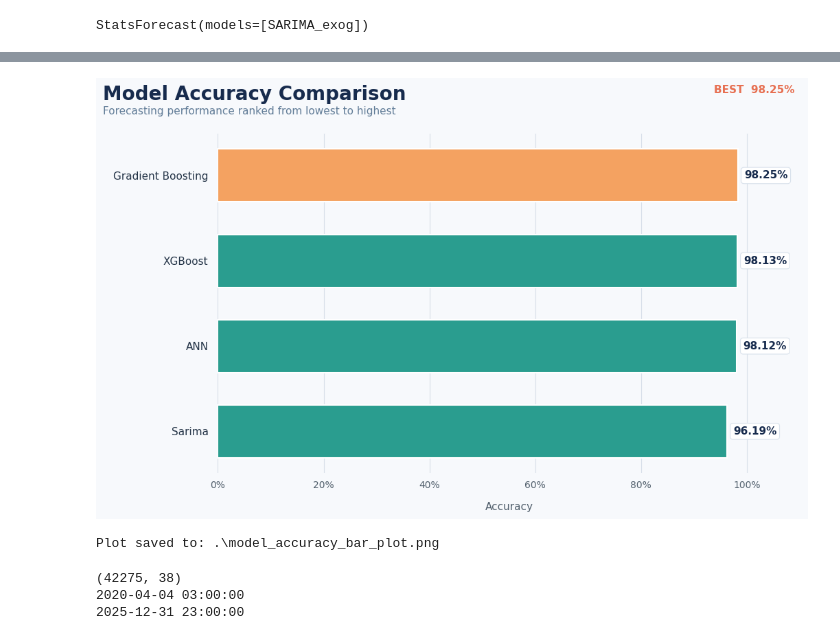
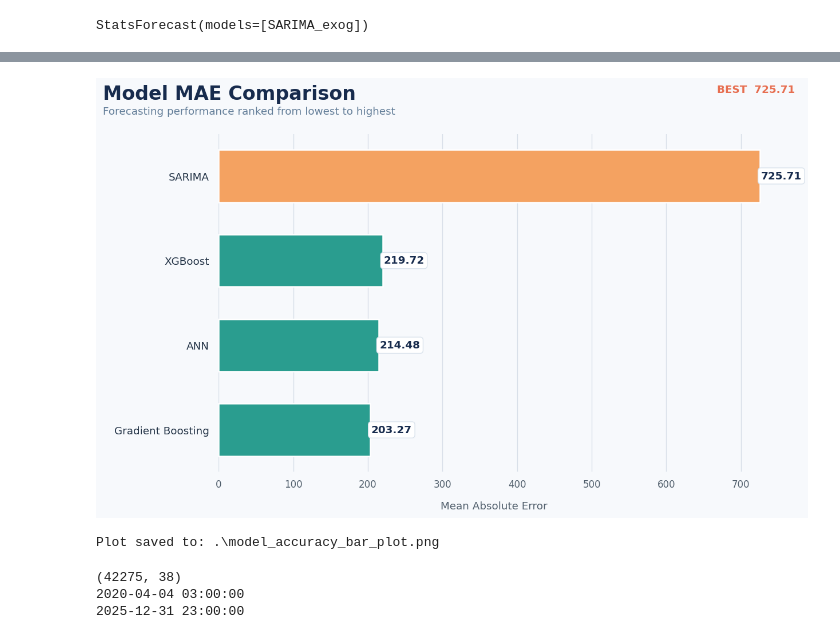
Before and after one commit to mahfuzurrahman8747/Time-series---Electricity-Demand-Forecasting-Hybrid-ML-Framework, a Jupyter notebook: final_model.ipynb, the cells around one changed output, grey strips where cells are left out. Saved outputs shown, nothing was run; the diff lists cells and outputs as text; code cells hidden in the pictures.

Commit message:
Final model - model version 5.0

```diff
--- a/final_model.ipynb
+++ b/final_model.ipynb
@@ -531,19 +623,20 @@ df_ext = (
     .assign(unique_id=df["unique_id"])
 )
 # %%
+
 # Sort chronologically
 sorted_df = df_ext.sort_values("ds").reset_index(drop=True)
 
-# Last 24 rows for testing
-test_size = 24
+# Last 48 rows for testing
+test_size = 48
 
 test = sorted_df.iloc[-test_size:].copy()
 
 # Remaining data
 remaining_df = sorted_df.iloc[:-test_size].copy()
 
-# Last 20% of the remaining data for training
-train_size = int(len(remaining_df) * 0.20)
+# Last 40% of the remaining data for training
+train_size = int(len(remaining_df) * 0.40)
 
 train = remaining_df.iloc[-train_size:].copy()
 
@@ -638,7 +731,7 @@ sf.fit(df=train)
 # %% [output]
 StatsForecast(models=[SARIMA_exog])
 # %%
-Sarima_exog_preds = sf.predict(h=24, X_df=futr_exog_24,level=[80])
+Sarima_exog_preds = sf.predict(h=48, X_df=futr_exog_24, level=[80])
 # %%
 test_df = test.merge(Sarima_exog_preds, on=["unique_id", "ds"], how="left")
 test_df
@@ -703,2 +854,2 @@ array([ 9503,  8162,  7618,  7349,  7122,  7088,  7293,  7516,  8222,
 # %%
-results.append(metrics('Sarima', y_test, y_pred_sarima))
+results.append(regression_metrics("SARIMA", y_test, y_pred_sarima))
@@ -724,14 +999,14 @@ OUTPUT_DIR = '.'  # Save results to current directory
 os.makedirs(OUTPUT_DIR, exist_ok=True)
 # %%
 # ── 4. RESULTS TABLE ─────────────────────────────────────────────────────────
-df_res = pd.DataFrame(results).sort_values('Accuracy', ascending=False)
+df_res = pd.DataFrame(results).sort_values('MAE', ascending=False)
 df_res.insert(0, 'Rank', range(1, len(df_res) + 1))
 df_res['CI_Coverage_90pct'] = df_res.get('CI_Coverage_90pct', np.nan)
 
 print("\n" + "="*80)
 print("  ELECTRICITY DEMAND FORECASTING — ALL MODEL RESULTS")
 print("="*80)
-print(df_res[['Rank','Model','Accuracy','MAE','RMSE','MAPE','R2',
+print(df_res[['Rank','Model','MAE','RMSE','NRMSE','MAPE','R2',
               'CI_Coverage_90pct']].to_string(index=False))
 print("="*80)
 
@@ -754,7 +1071,7 @@ Results saved → ./model_results_top.csv
 import textwrap
 from matplotlib import pyplot as plt
 
-plot_df = df_res.sort_values("Accuracy", ascending=True).copy()
+plot_df = df_res.sort_values("MAE", ascending=True).copy()
 plot_df["Label"] = plot_df["Model"].map(
     lambda name: "\n".join(textwrap.wrap(str(name), width=22))
 )
@@ -770,7 +1087,7 @@ bar_colors = [
 
 bars = ax.barh(
     plot_df["Label"],
-    plot_df["Accuracy"],
+    plot_df["MAE"],
     color=bar_colors,
     height=0.62,
     edgecolor="white",
@@ -778,9 +1095,9 @@ bars = ax.barh(
     zorder=3,
 )
 
-max_accuracy = float(plot_df["Accuracy"].max())
-ax.set_xlim(0, max(100, max_accuracy + 12))
-ax.xaxis.set_major_formatter(lambda value, position: f"{value:.0f}%")
+max_mae = float(plot_df["MAE"].max())
+ax.set_xlim(0, max(100, max_mae + 12))
+ax.xaxis.set_major_formatter(lambda value, position: f"{value:.0f}")
 ax.grid(axis="x", color="#CBD5E1", linewidth=0.8, alpha=0.7, zorder=0)
 ax.set_axisbelow(True)
 
@@ -788,14 +1105,14 @@ for spine in ax.spines.values():
     spine.set_visible(False)
 ax.tick_params(axis="y", length=0, labelsize=11, colors="#243447", pad=10)
 ax.tick_params(axis="x", length=0, labelsize=10, colors="#52606D", pad=8)
-ax.set_xlabel("Accuracy", fontsize=11, color="#52606D", labelpad=12)
+ax.set_xlabel("Mean Absolute Error", fontsize=11, color="#52606D", labelpad=12)
 ax.set_ylabel("")
 
-for bar, accuracy in zip(bars, plot_df["Accuracy"]):
+for bar, mae in zip(bars, plot_df["MAE"]):
     ax.text(
         bar.get_width() + 1.2,
         bar.get_y() + bar.get_height() / 2,
-        f"{accuracy:.2f}%",
+        f"{mae:.2f}",
         va="center",
         ha="left",
         fontsize=11,
@@ -807,36 +1124,36 @@ for bar, accuracy in zip(bars, plot_df["Accuracy"]):
             edgecolor="#D9E2EC",
             linewidth=0.8,
         ),
         clip_on=False,
     )
 
 fig.text(
     0.08, 0.96,
-    "Model Accuracy Comparison",
+    "Model MAE Comparison",
     ha="left", va="top",
     fontsize=20, fontweight="bold", color="#172B4D",
 )
 fig.text(
     0.08, 0.915,
     "Forecasting performance ranked from lowest to highest",
     ha="left", va="top",
     fontsize=11, color="#627D98",
 )
 fig.text(
     0.92, 0.96,
-    f"BEST  {max_accuracy:.2f}%",
+    f"BEST  {max_mae:.2f}",
     ha="right", va="top",
     fontsize=11, fontweight="bold", color="#E76F51",
 )
 
 plt.tight_layout(rect=[0.08, 0.05, 0.94, 0.88])
 
 output_path = os.path.join(OUTPUT_DIR, "model_accuracy_bar_plot.png")
 fig.savefig(output_path, dpi=300, bbox_inches="tight", facecolor=fig.get_facecolor())
 plt.show()
 print(f"Plot saved to: {output_path}")
 # %% [output]
-[figure, old version]
+[figure, new version]
 Plot saved to: .\model_accuracy_bar_plot.png
 # %%
 # ============================================================
```
Also changed, not shown: parts of 40 cells of this notebook, 38 other files.
